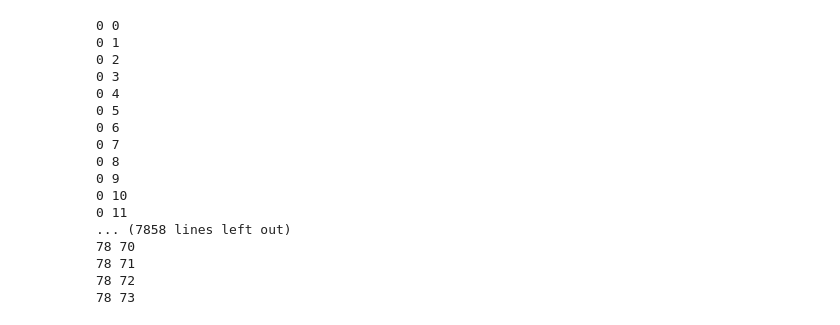
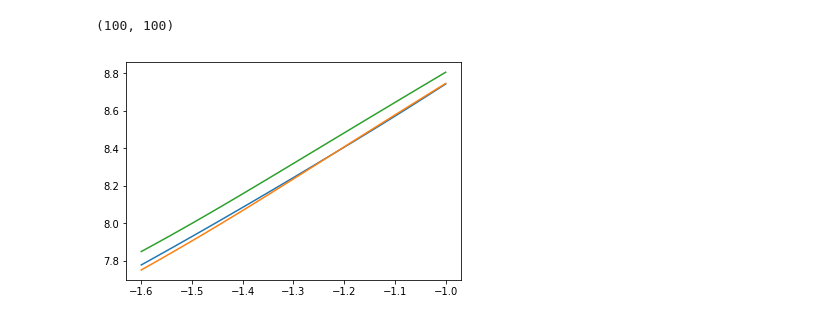
Before and after one commit to MBates92/Scripts, a Jupyter notebook: H_estVsH.ipynb, the cells around one changed output. Cells and saved outputs as stored; diff of their text form; code cells hidden in the pictures.

Commit message:
Fixed DeltaVar

```diff
--- a/H_estVsH.ipynb
+++ b/H_estVsH.ipynb
@@ -132,31 +88,12 @@ plt.show()
-# %%
-X = []
-for i in range(100):
-    X.append(ss.fBm(1000,2,0.95,exp = False))
-# %%
-deltavar = []
-for i in range(len(X)):
-    deltavar_i = []
-    for j in range(len(L)):
-        deltavar_i.append(dv.DeltaVar(X[i],L[j],1.5))
-        print(i,j)
-    deltavar_i = np.asarray(deltavar_i)
-    deltavar.append(deltavar_i)
-# %% [output]
-0 0
-0 1
-0 2
-0 3
-0 4
-0 5
-0 6
-0 7
-0 8
-0 9
-0 10
-0 11
-... (7858 lines left out)
-78 70
-78 71
-78 72
-78 73
+# %%
+delta = np.loadtxt('../Data/H_estVSsigma/deltavar_s10.txt')
+print(np.shape(delta))
+# %% [output]
+(100, 100)
+# %%
+index = np.random.randint(0,100,3)
+plt.figure()
+[plt.plot(np.log10(L),np.log10(delta[i])) for i in index]
+plt.show()
+# %% [output]
+[figure, added]
```
Also changed, not shown: parts of 17 cells of this notebook, 44 other files.
